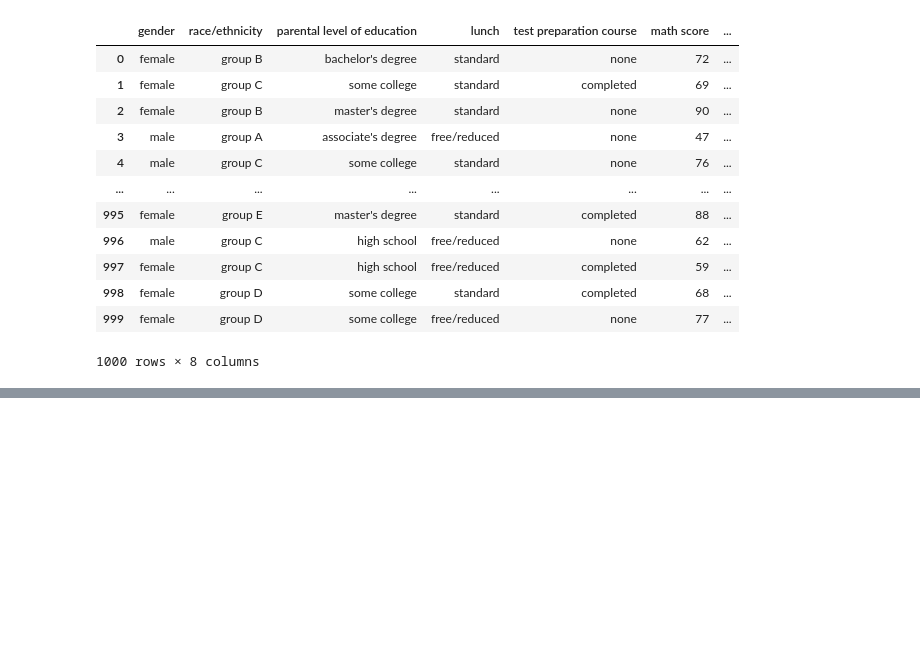
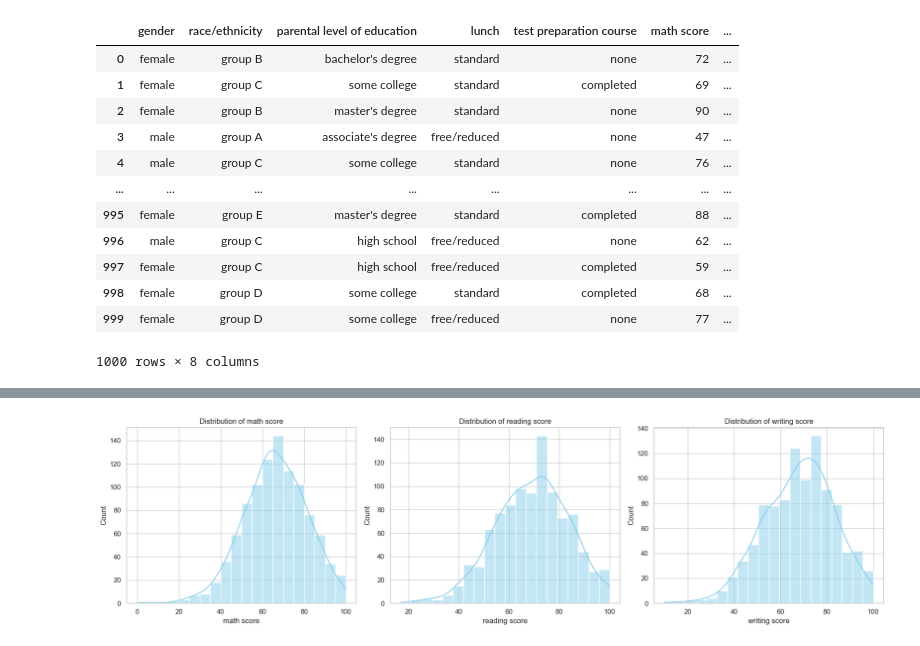
Before and after one commit to Stennas/Exploratory-Data-Analysis, a Jupyter notebook: students_perfomarmance/students_performance_eda.ipynb, the cells around one changed output, grey strips where cells are left out. Drawn from its saved outputs; the diff is of its cells as text; code cells hidden in the pictures; blank space fills up the shorter version.

```diff
--- a/students_perfomarmance/students_performance_eda.ipynb
+++ b/students_perfomarmance/students_performance_eda.ipynb
@@ -20,0 +77,15 @@ df
+# %%
+
+
+# Distribution of numerical variables
+num_cols = ["math score", "reading score", "writing score"]
+fig, axes = plt.subplots(1, 3, figsize=(18, 5))  # 1 row, 3 columns
+for i, col in enumerate(num_cols):
+    sns.histplot(df[col], kde=True, bins=20, color="skyblue", ax=axes[i])
+    axes[i].set_title(f"Distribution of {col}")
+    axes[i].set_xlabel(col)
+    axes[i].set_ylabel("Count")
+plt.tight_layout()
+plt.show()
+# %% [output]
+[figure, added]
```
Also changed, not shown: parts of 19 cells of this notebook.
